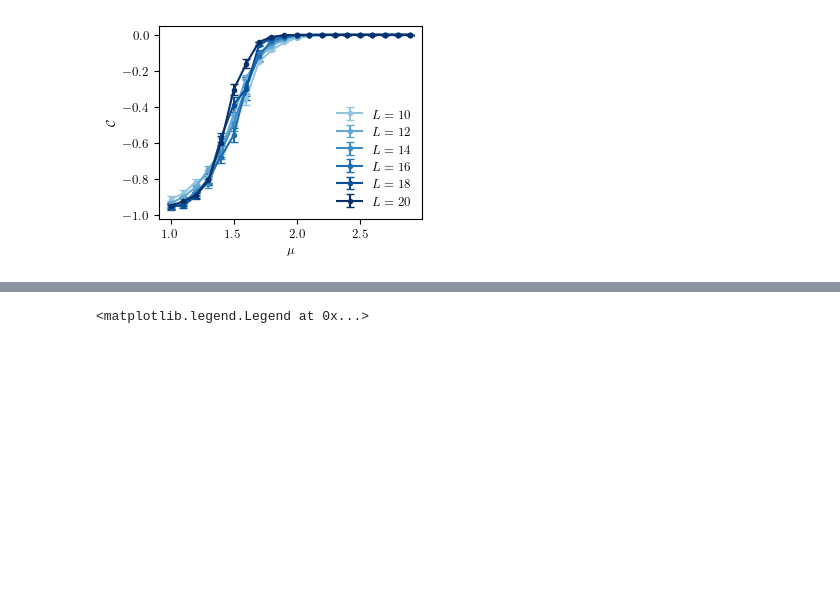
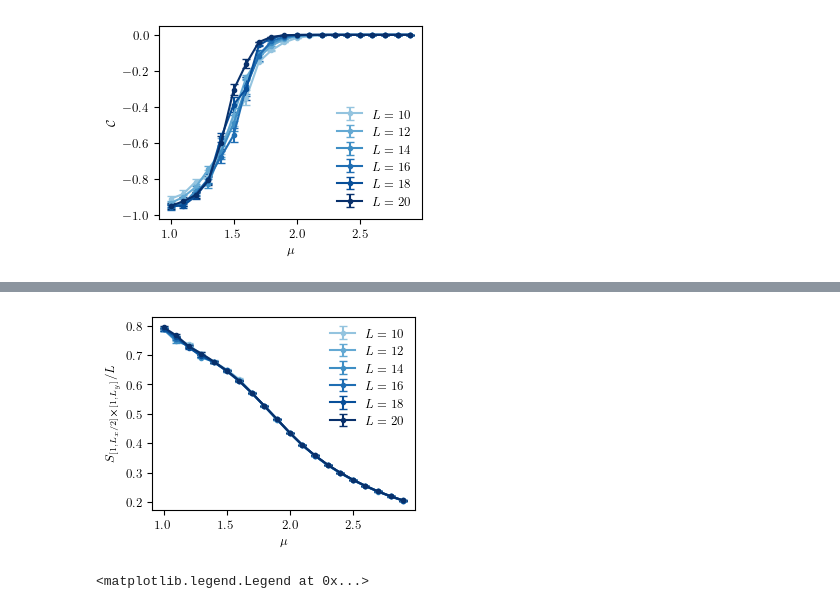
Before and after one commit to hainingpan/GTN, a Jupyter notebook: plot_2d.ipynb, the cells around one changed output, grey strips where cells are left out. Saved outputs shown, nothing was run; the diff lists cells and outputs as text; code cells hidden in the pictures; blank space fills up the shorter version.

```diff
--- a/plot_2d.ipynb
+++ b/plot_2d.ipynb
@@ -166,3 +167,18 @@ fig.savefig('../Rp_SPTD/Fig/EE_mu_es10.pdf',bbox_inches='tight')
+# %%
+fig,ax=plt.subplots(figsize=(3.4,2.5))
+t=11
+color_list = iter(plt.cm.Blues(np.linspace(0.4,1,len(L_list))))
+
+for L in L_list:
+    EE_ss=[EE_list_2[(L,mu)].mean(axis=0)[t]/L for mu in mu_list]
+    EE_ss_sem = [EE_list_2[(L,mu)].std(axis=0)[t]/np.sqrt(EE_list_2[(L,mu)].shape[0])/L for mu in mu_list]
+    ax.errorbar(mu_list,EE_ss,yerr=EE_ss_sem,fmt='.-',capsize=3,label=f'$L={L}$',color=next(color_list))
+ax.set_xlabel('$\mu$')
+ax.set_ylabel(r'$S_{[1,L_x/2]\cross[1,L_y]}/L$')
+ax.legend(frameon=False)
+fig.savefig('../Rp_SPTD/Fig/EE_mu_es10_norm.pdf',bbox_inches='tight')
+# %% [output]
+[figure, added]
 # %%
 nshell_list = [2,3,4,5]
 L_list = [12,14,16,18,20]
```
Also changed, not shown: parts of 1 cell of this notebook, 3 other files.
